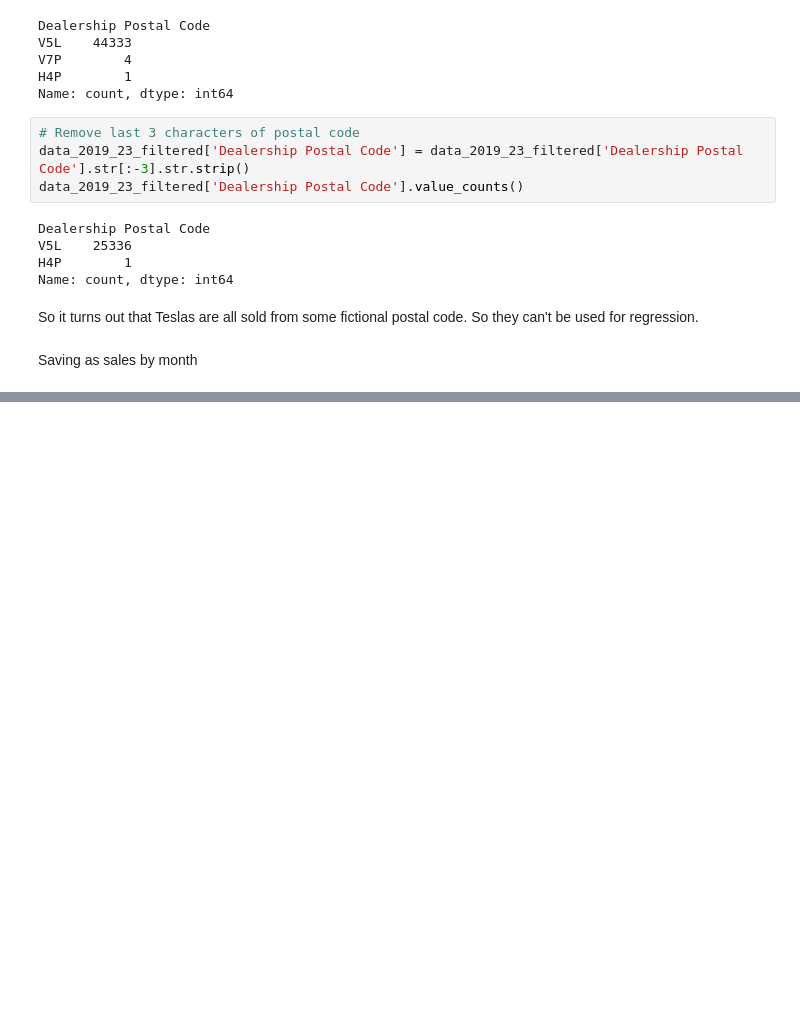
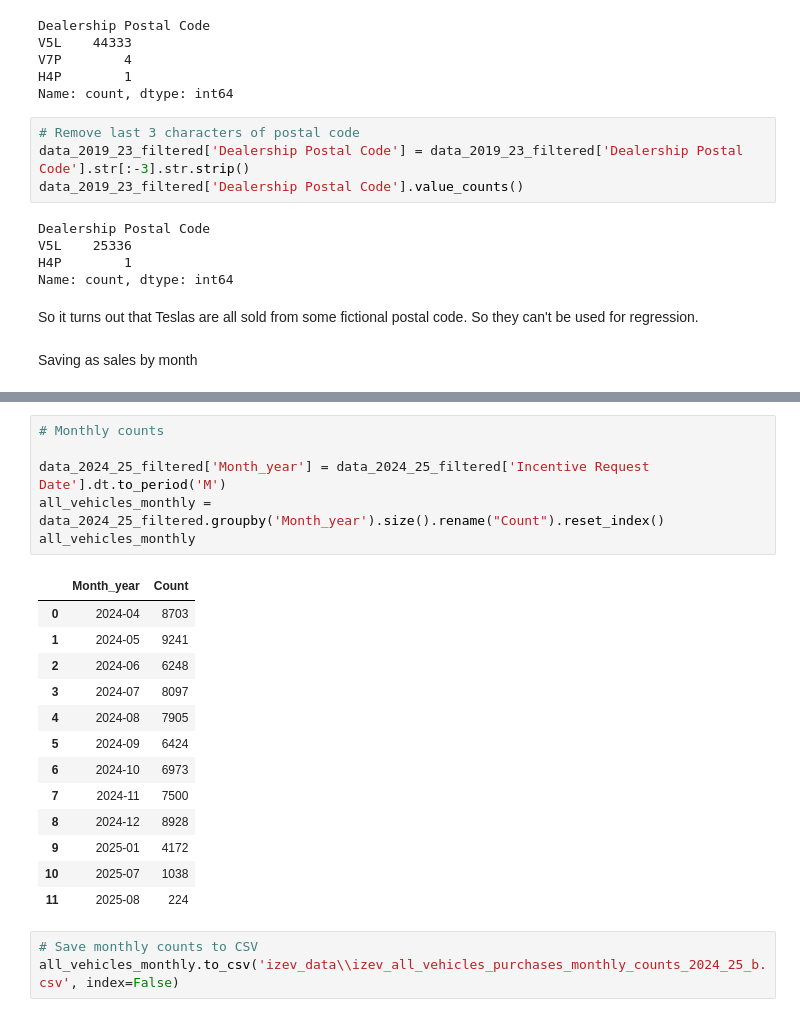
Before and after one commit to AndreMwendwa/AutoTraderCorrect, a Jupyter notebook: izev_analysis.ipynb, the cells around one changed output, grey strips where cells are left out. Drawn from its saved outputs; the diff is of its cells as text; blank space fills up the shorter version.

```diff
--- a/izev_analysis.ipynb
+++ b/izev_analysis.ipynb
@@ -172,0 +241,23 @@ data_2019_23_filtered.to_csv('izev_data\\izev_tesla_purchases_2021-01_to_2024-03
+# %%
+# Monthly counts
+
+data_2024_25_filtered['Month_year'] = data_2024_25_filtered['Incentive Request Date'].dt.to_period('M')
+all_vehicles_monthly = data_2024_25_filtered.groupby('Month_year').size().rename("Count").reset_index()
+all_vehicles_monthly
+# %% [output]
+|  | Month_year | Count |
+| 0 | 2024-04 | 8703 |
+| 1 | 2024-05 | 9241 |
+| 2 | 2024-06 | 6248 |
+| 3 | 2024-07 | 8097 |
+| 4 | 2024-08 | 7905 |
+| 5 | 2024-09 | 6424 |
+| 6 | 2024-10 | 6973 |
+| 7 | 2024-11 | 7500 |
+| 8 | 2024-12 | 8928 |
+| 9 | 2025-01 | 4172 |
+| 10 | 2025-07 | 1038 |
+| 11 | 2025-08 | 224 |
+# %%
+# Save monthly counts to CSV
+all_vehicles_monthly.to_csv('izev_data\\izev_all_vehicles_purchases_monthly_counts_2024_25_b.csv', index=False)
```
Also changed, not shown: parts of 15 cells of this notebook.
